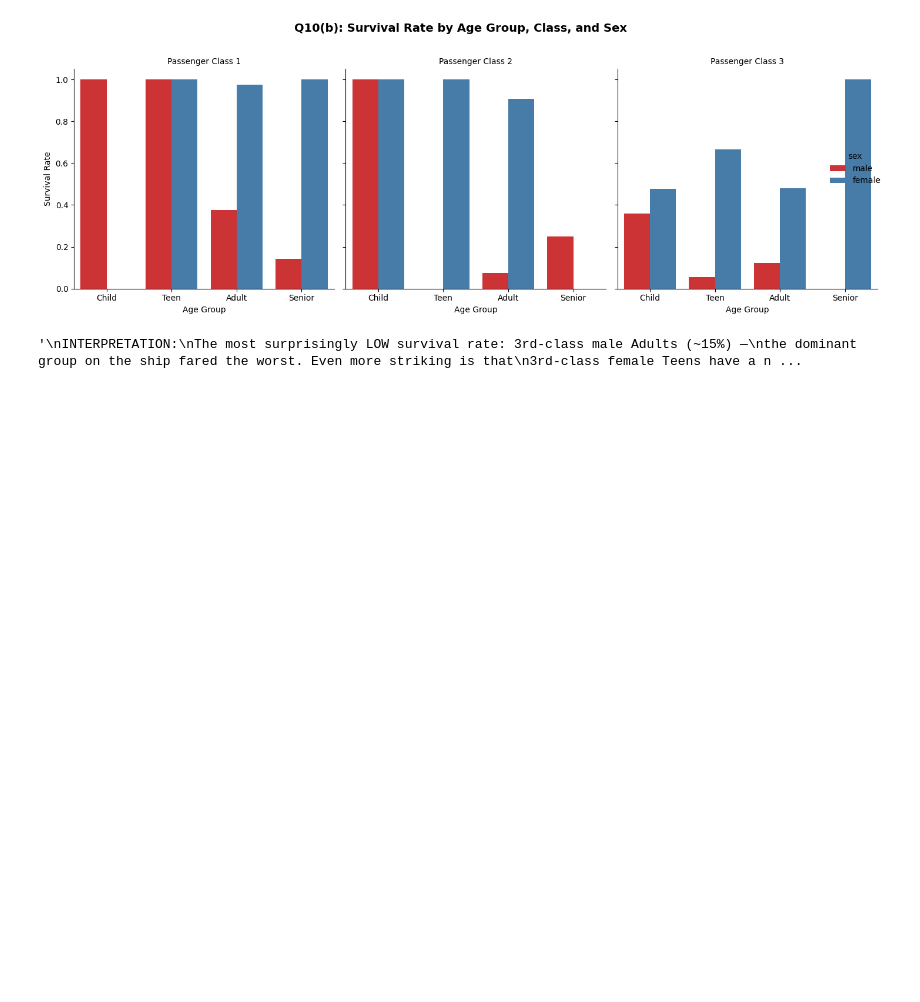
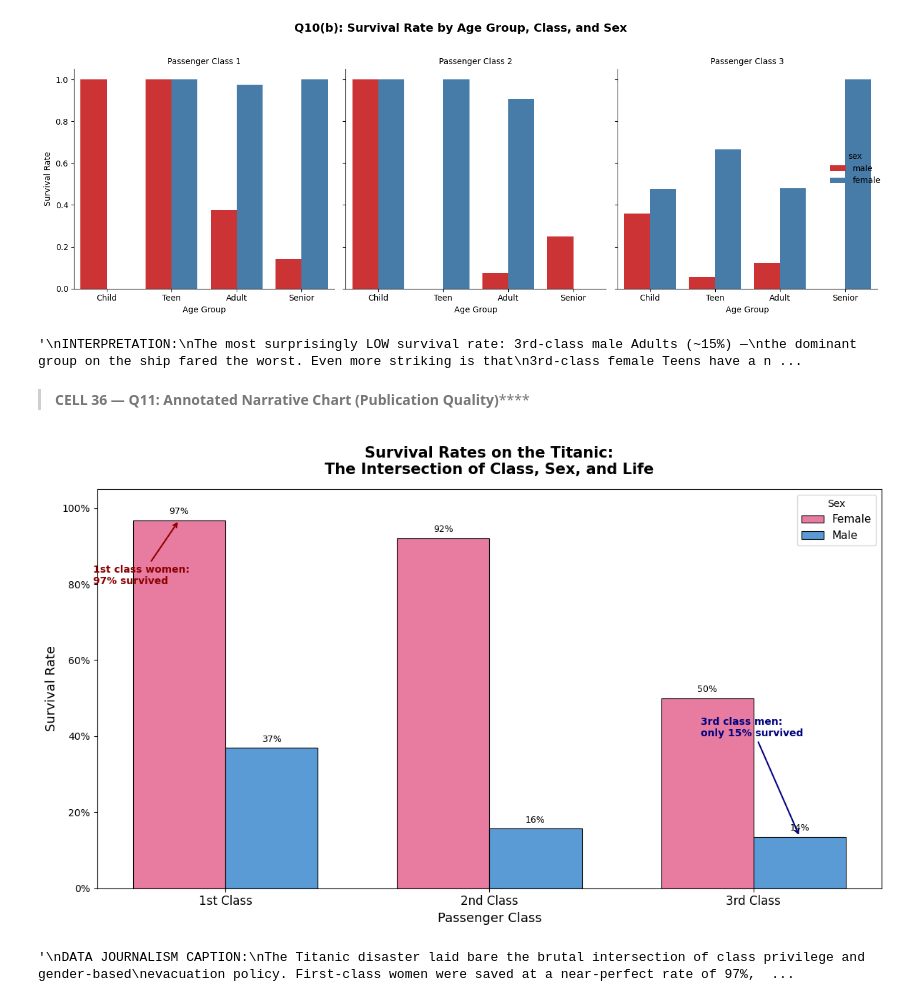
Before and after one commit to MuhammadAhmad1078/Titanic-Dataset-Exploratory-Analysis, a Jupyter notebook: 22F-8814-A2-Dataviz.ipynb, the cells around one changed output. Cells and saved outputs as stored; diff of their text form; code cells hidden in the pictures; blank space fills up the shorter version.

Commit message:
feat: Annotated Narrative Chart

```diff
--- a/22F-8814-A2-Dataviz.ipynb
+++ b/22F-8814-A2-Dataviz.ipynb
@@ -1047,3 +1047,70 @@ policy was imperfectly enforced by class.
 # %% [output]
 [figure]
 '\nINTERPRETATION:\nThe most surprisingly LOW survival rate: 3rd-class male Adults (~15%) —\nthe dominant group on the ship fared the worst. Even more striking is that\n3rd-class female Teens have a n ...
+# %% [markdown]
+> **CELL 36 — Q11: Annotated Narrative Chart (Publication Quality)******
+# %%
+survival_multi = df.groupby(['pclass', 'sex'])['survived'].mean().unstack()
+
+fig, ax = plt.subplots(figsize=(12, 7))
+
+x = np.arange(3)
+width = 0.35
+
+bars_female = ax.bar(x - width/2, survival_multi['female'], width,
+                     label='Female', color='#E87CA0', edgecolor='black', linewidth=0.8)
+bars_male   = ax.bar(x + width/2, survival_multi['male'], width,
+                     label='Male',   color='#5B9BD5', edgecolor='black', linewidth=0.8)
+
+ax.set_title('Survival Rates on the Titanic:\nThe Intersection of Class, Sex, and Life',
+             fontsize=15, fontweight='bold', pad=15)
+ax.set_xlabel('Passenger Class', fontsize=13)
+ax.set_ylabel('Survival Rate', fontsize=13)
+ax.set_xticks(x)
+ax.set_xticklabels(['1st Class', '2nd Class', '3rd Class'], fontsize=12)
+ax.set_ylim(0, 1.05)
+ax.legend(title='Sex', fontsize=11)
+ax.yaxis.set_major_formatter(plt.FuncFormatter(lambda y, _: f'{y:.0%}'))
+
+# Annotation 1 — 1st class female survival
+ax.annotate('1st class women:\n97% survived',
+            xy=(-0.175, survival_multi.loc[1, 'female']),
+            xytext=(-0.5, 0.80),
+            arrowprops=dict(arrowstyle='->', color='darkred', lw=1.5),
+            fontsize=10, color='darkred', fontweight='bold')
+
+# Annotation 2 — 3rd class male survival
+ax.annotate('3rd class men:\nonly 15% survived',
+            xy=(2 + 0.175, survival_multi.loc[3, 'male']),
+            xytext=(1.8, 0.40),
+            arrowprops=dict(arrowstyle='->', color='navy', lw=1.5),
+            fontsize=10, color='navy', fontweight='bold')
+
+# Value labels on bars
+for bars in [bars_female, bars_male]:
+    for bar in bars:
+        h = bar.get_height()
+        ax.text(bar.get_x() + bar.get_width() / 2, h + 0.01,
+                f'{h:.0%}', ha='center', va='bottom', fontsize=9)
+
+plt.tight_layout()
+plt.show()
+
+"""
+DATA JOURNALISM CAPTION:
+The Titanic disaster laid bare the brutal intersection of class privilege and gender-based
+evacuation policy. First-class women were saved at a near-perfect rate of 97%, while
+third-class men perished at a rate exceeding 85%. The chart reveals a striking class
+gradient for male passengers — survival fell from 37% in first class to just 15% in
+third class — suggesting that physical access to lifeboats (located on upper decks)
+created a lethal disadvantage for lower-deck passengers. Women across all classes
+fared better than men, confirming that the "women and children first" order was applied,
+yet even this policy was filtered through class: a third-class woman's chance of survival
+(~50%) was barely better than a first-class man's (~37%). What this chart cannot answer
+is whether the survival gap between classes reflects active discrimination, architectural
+barriers, language barriers, or simply the chaos of an under-resourced evacuation —
+questions that historical accounts address but raw data alone cannot resolve.
+"""
+# %% [output]
+[figure, added]
+'\nDATA JOURNALISM CAPTION:\nThe Titanic disaster laid bare the brutal intersection of class privilege and gender-based\nevacuation policy. First-class women were saved at a near-perfect rate of 97%,  ...
```
